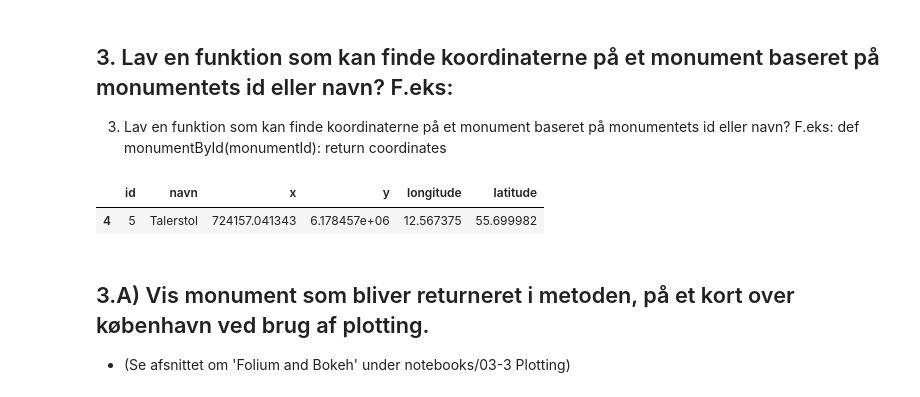
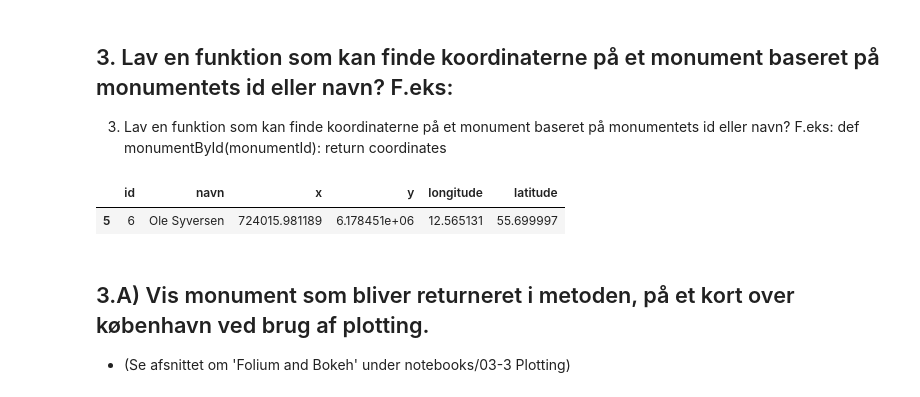
Before and after one commit to AndersLind99/PythonTurnIn_1, a Jupyter notebook: Turn in nr 1.ipynb, the cells around one changed output. Saved outputs shown, nothing was run; the diff lists cells and outputs as text; code cells hidden in the pictures.

```diff
--- a/Turn in nr 1.ipynb
+++ b/Turn in nr 1.ipynb
@@ -91,10 +91,10 @@ def monumentById(monumentId):
 
     return cordinates
 # %%
-monumentById(5)
+monumentById(6)
 # %% [output]
 |  | id | navn | x | y | longitude | latitude |
-| 4 | 5 | Talerstol | 724157.041343 | 6.178457e+06 | 12.567375 | 55.699982 |
+| 5 | 6 | Ole Syversen | 724015.981189 | 6.178451e+06 | 12.565131 | 55.699997 |
 # %% [markdown]
 ## 3.A) Vis monument som bliver returneret i metoden, på et kort over københavn ved brug af plotting.
 - (Se afsnittet om 'Folium and Bokeh' under notebooks/03-3 Plotting)
```
Also changed, not shown: parts of 1 cell of this notebook, 6 other files.
